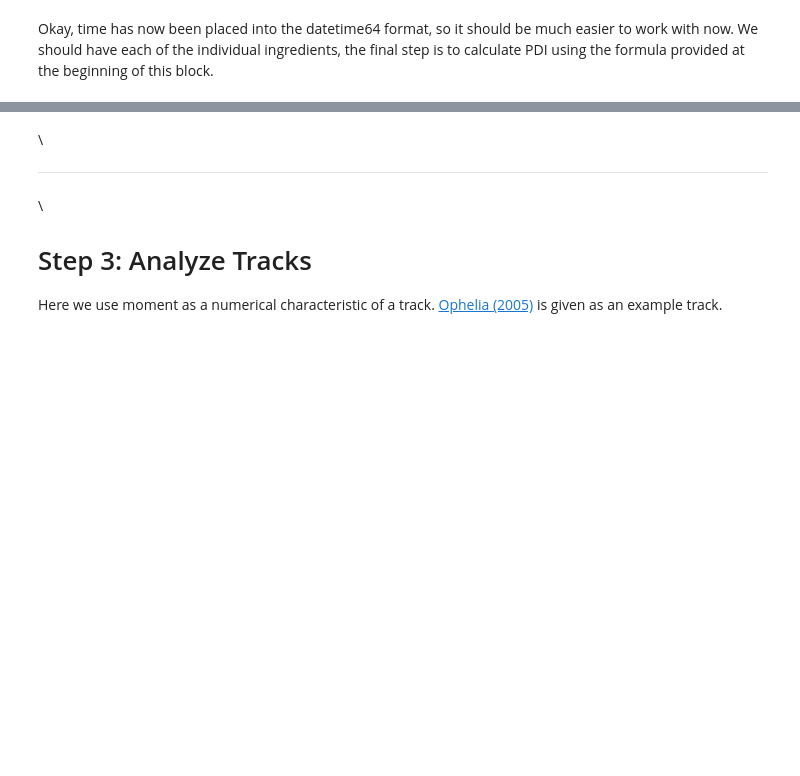
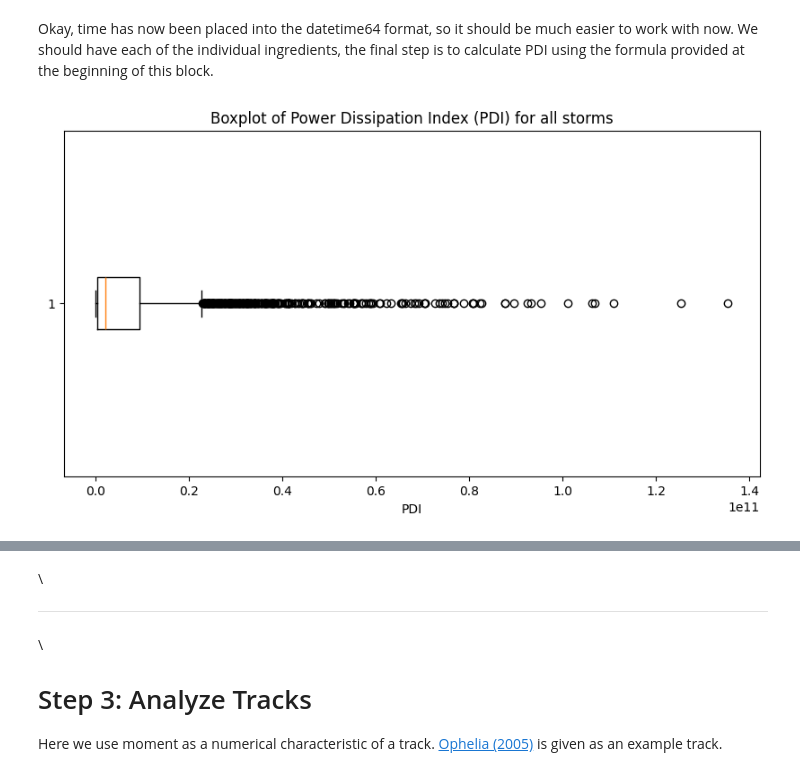
Before and after one commit to JuanPalaciosGodoy/climate-prediction-with-ml-team-1, a Jupyter notebook: Project-StarterCodes/Project1-EDAV/lib/Project1_Starter.ipynb, the cells around one changed output, grey strips where cells are left out. Drawn from its saved outputs; the diff is of its cells as text; code cells hidden in the pictures; blank space fills up the shorter version.

```diff
--- a/Project-StarterCodes/Project1-EDAV/lib/Project1_Starter.ipynb
+++ b/Project-StarterCodes/Project1-EDAV/lib/Project1_Starter.ipynb
@@ -431,3 +425,49 @@ array([['1851-06-23T12:00:00.000040237', '1851-06-23T15:00:00.000040237',
 Dimensions without coordinates: storm, date_time
 # %% [markdown]
 Okay, time has now been placed into the datetime64 format, so it should be much easier to work with now. We should have each of the individual ingredients, the final step is to calculate PDI using the formula provided at the beginning of this block.
+# %%
+def calculate_pdi(da, wind_speed_col="velocity"):
+    """
+    Calculate the Power Dissipation Index (PDI) from an xarray DataArray.
+
+    Parameters:
+    da (xarray.DataArray): DataArray containing wind speed data with a time dimension.
+    wind_speed_col (str): Name of the wind speed column we will use.
+
+    Returns:
+    float: PDI value in units of m^3/s^2
+    """
+    # Convert to pandas DataFrame
+    df = da.to_dataframe()
+
+    # Ensure index is datetime
+    df.index = pd.to_datetime(df['time'])
+
+    # Cube the wind speeds
+    df["wind_speed_cubed"] = df[wind_speed_col] ** 3
+
+    # Calculate time differences in seconds
+    df["time_diff"] = df.index.to_series().diff().dt.total_seconds()
+
+    # Drop NaN values (first time_diff will be NaN)
+    df = df.dropna(subset=["time_diff"])
+
+    # Compute PDI using Riemann sum
+    pdi = (df["wind_speed_cubed"] * df["time_diff"]).sum()
+
+    return pdi
+# %%
+# scatter plot the PDI for all storms
+pdi_lst = []
+for i in range(2344):
+    pdi = calculate_pdi(new_tks.sel(storm=i))
+    pdi_lst.append(pdi)
+# %%
+# create box plot for PDI
+plt.figure(figsize=(10, 5))
+plt.boxplot(pdi_lst, vert=False)
+plt.xlabel('PDI')
+plt.title('Boxplot of Power Dissipation Index (PDI) for all storms')
+plt.show()
+# %% [output]
+[figure, added]
```
Also changed, not shown: parts of 7 cells of this notebook.
